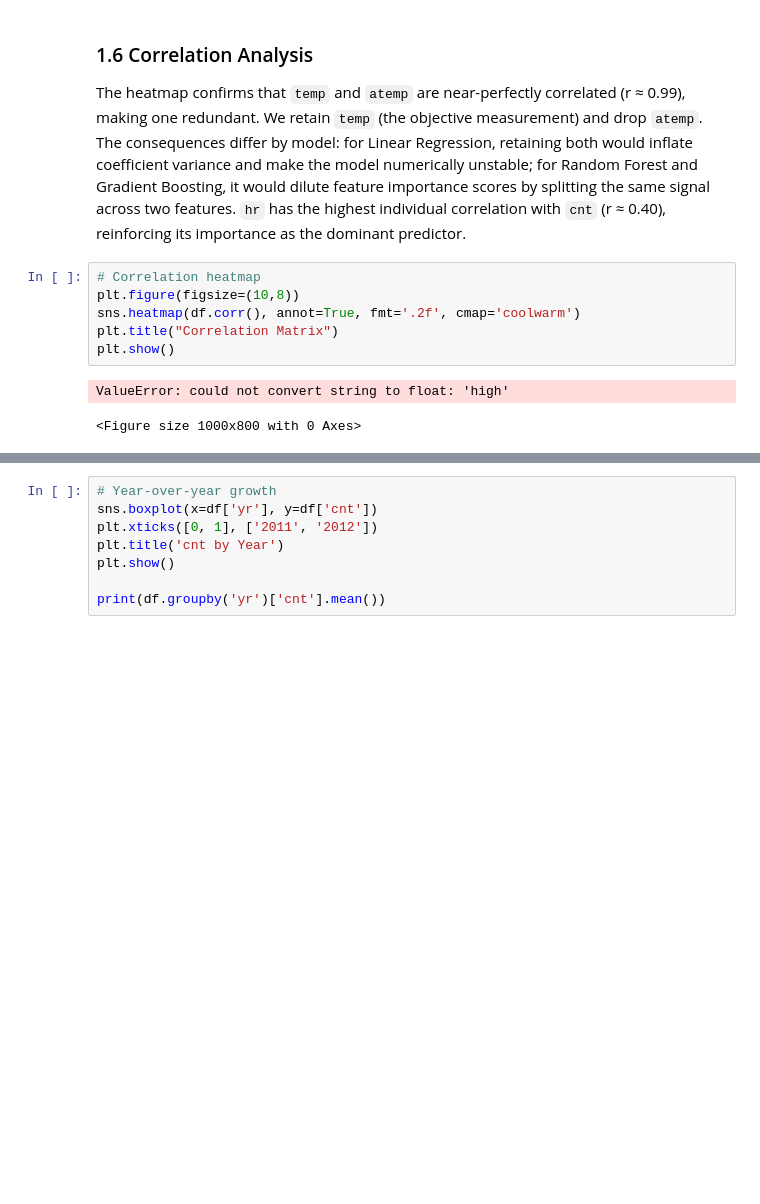
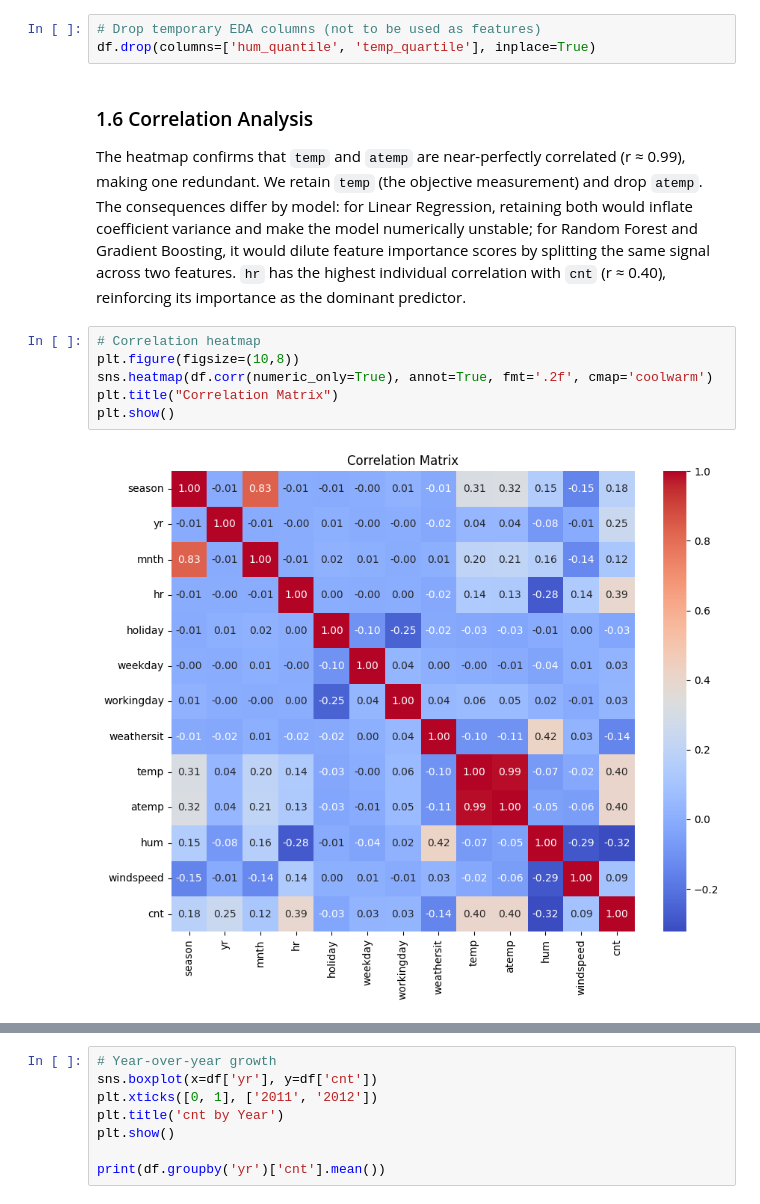
Before and after one commit to adakoieu2024-collab/ml-assignment2, a Jupyter notebook: assignment_2_Alesia_Dako.ipynb, the cells around one changed output, grey strips where cells are left out. Drawn from its saved outputs; the diff is of its cells as text; blank space fills up the shorter version.

Commit message:
Fixing error codes

```diff
--- a/assignment_2_Alesia_Dako.ipynb
+++ b/assignment_2_Alesia_Dako.ipynb
@@ -254,6 +253,9 @@ If the correlation between `temp` and `cnt` decreases as humidity increases,
 this provides analytical support for the interaction term: high humidity dampens
 the positive effect of temperature on rentals. We include `temp × hum` in Task 3
 if this pattern holds in the grouped summary.
+# %%
+# Drop temporary EDA columns (not to be used as features)
+df.drop(columns=['hum_quantile', 'temp_quartile'], inplace=True)
 # %% [markdown]
 ### 1.6 Correlation Analysis
 
@@ -269,12 +271,11 @@ importance as the dominant predictor.
 # %%
 # Correlation heatmap
 plt.figure(figsize=(10,8))
-sns.heatmap(df.corr(), annot=True, fmt='.2f', cmap='coolwarm')
+sns.heatmap(df.corr(numeric_only=True), annot=True, fmt='.2f', cmap='coolwarm')
 plt.title("Correlation Matrix")
 plt.show()
 # %% [output]
-ValueError: could not convert string to float: 'high'
-<Figure size 1000x800 with 0 Axes>
+[figure, added]
 # %%
 # Boxplots for categorical vs cnt
 for col in ['weathersit', 'holiday', 'workingday']:
```
Also changed, not shown: parts of 25 cells of this notebook.
